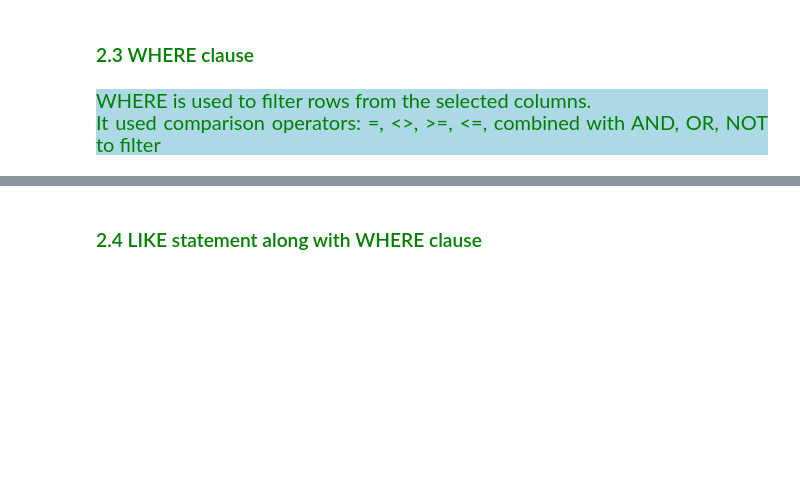
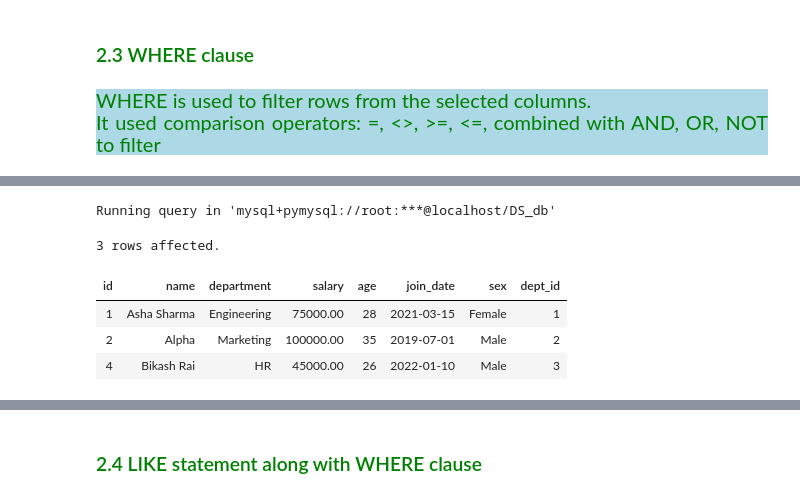
Before and after one commit to Kartika-Nidhi/SQLNotes, a Jupyter notebook: SQLNotes.ipynb, the cells around one changed output, grey strips where cells are left out. Drawn from its saved outputs; the diff is of its cells as text; code cells hidden in the pictures; blank space fills up the shorter version.

```diff
--- a/SQLNotes.ipynb
+++ b/SQLNotes.ipynb
@@ -289,3 +351,16 @@ Truncated to displaylimit of 10.
+# %%
+%%sql
+
+SELECT *
+FROM employees
+WHERE id IN (1,4,2);
+# %% [output]
+Running query in 'mysql+pymysql://root:***@localhost/DS_db'
+3 rows affected.
+| id | name | department | salary | age | join_date | sex | dept_id |
+| 1 | Asha Sharma | Engineering | 75000.00 | 28 | 2021-03-15 | Female | 1 |
+| 2 | Alpha | Marketing | 100000.00 | 35 | 2019-07-01 | Male | 2 |
+| 4 | Bikash Rai | HR | 45000.00 | 26 | 2022-01-10 | Male | 3 |
 # %% [markdown]
 <div>
 # %% [markdown]
```
Also changed, not shown: parts of 33 cells of this notebook.
